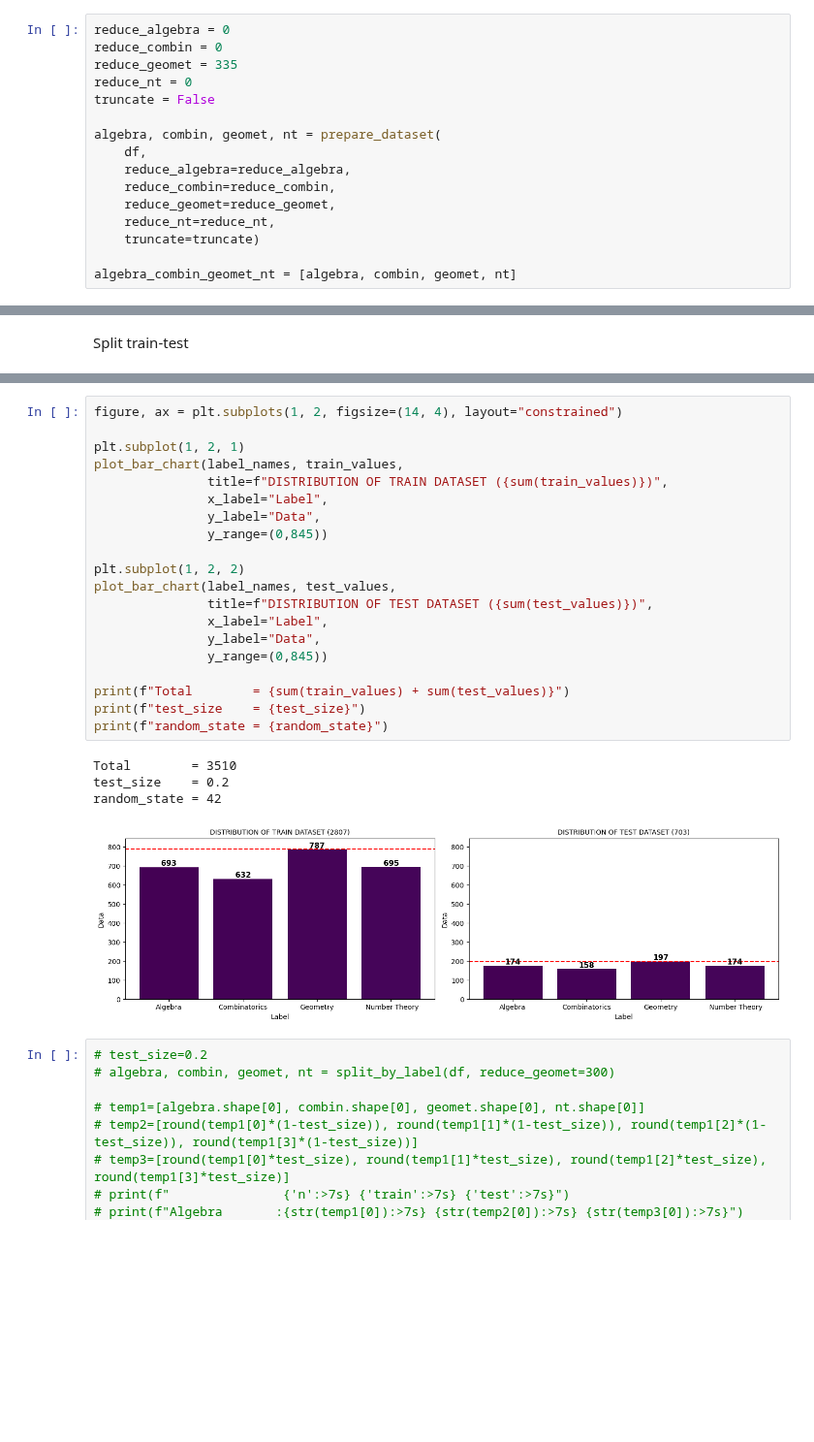
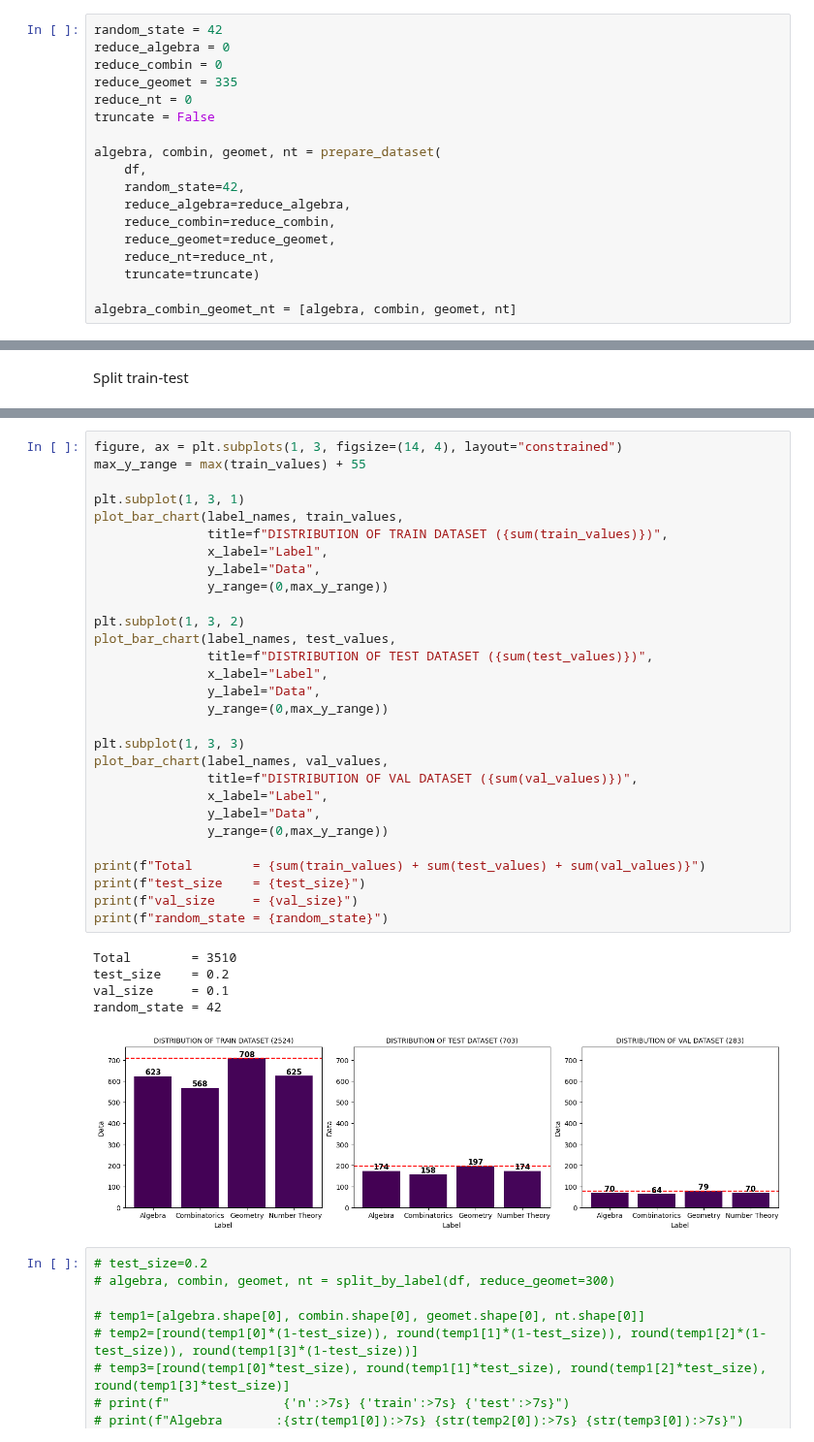
Before and after one commit to victorchendra02/Final-Academic-Project, a Jupyter notebook: models/01z_spliter_classification_data.ipynb, the cells around one changed output, grey strips where cells are left out. Shown at 97% size. Saved outputs shown, nothing was run; the diff lists cells and outputs as text; blank space fills up the shorter version.

```diff
--- a/models/01z_spliter_classification_data.ipynb
+++ b/models/01z_spliter_classification_data.ipynb
@@ -82,6 +82,7 @@ def prepare_dataset(df, reduce_algebra=None, reduce_combin=None, reduce_geomet=N
 
     return algebra, combin, geomet, nt
 # %%
+random_state = 42
 reduce_algebra = 0
 reduce_combin = 0
 reduce_geomet = 335
@@ -90,6 +91,7 @@ truncate = False
 
 algebra, combin, geomet, nt = prepare_dataset(
     df,
+    random_state=42,
     reduce_algebra=reduce_algebra,
     reduce_combin=reduce_combin,
     reduce_geomet=reduce_geomet,
@@ -172,28 +212,38 @@ Folder --> '../data/classification/test/Number Theory' created
 # %%
-figure, ax = plt.subplots(1, 2, figsize=(14, 4), layout="constrained")
+figure, ax = plt.subplots(1, 3, figsize=(14, 4), layout="constrained")
+max_y_range = max(train_values) + 55
 
-plt.subplot(1, 2, 1)
+plt.subplot(1, 3, 1)
 plot_bar_chart(label_names, train_values,
                title=f"DISTRIBUTION OF TRAIN DATASET ({sum(train_values)})",
                x_label="Label",
                y_label="Data",
-               y_range=(0,845))
+               y_range=(0,max_y_range))
 
-plt.subplot(1, 2, 2)
+plt.subplot(1, 3, 2)
 plot_bar_chart(label_names, test_values,
                title=f"DISTRIBUTION OF TEST DATASET ({sum(test_values)})",
                x_label="Label",
                y_label="Data",
-               y_range=(0,845))
+               y_range=(0,max_y_range))
 
-print(f"Total        = {sum(train_values) + sum(test_values)}")
+plt.subplot(1, 3, 3)
+plot_bar_chart(label_names, val_values,
+               title=f"DISTRIBUTION OF VAL DATASET ({sum(val_values)})",
+               x_label="Label",
+               y_label="Data",
+               y_range=(0,max_y_range))
+
+print(f"Total        = {sum(train_values) + sum(test_values) + sum(val_values)}")
 print(f"test_size    = {test_size}")
+print(f"val_size     = {val_size}")
 print(f"random_state = {random_state}")
 # %% [output]
 Total        = 3510
 test_size    = 0.2
+val_size     = 0.1
 random_state = 42
-[figure, old version]
+[figure, new version]
 # %%
 # test_size=0.2
 # algebra, combin, geomet, nt = split_by_label(df, reduce_geomet=300)
```
Also changed, not shown: parts of 2 cells of this notebook.
